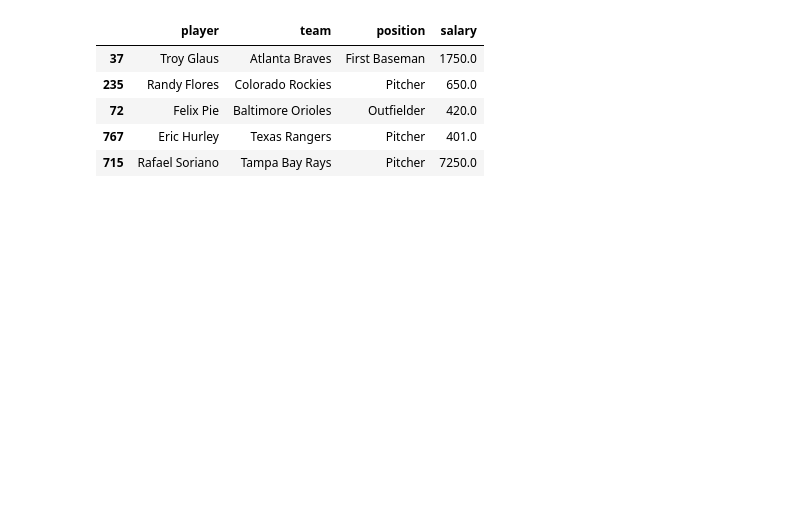
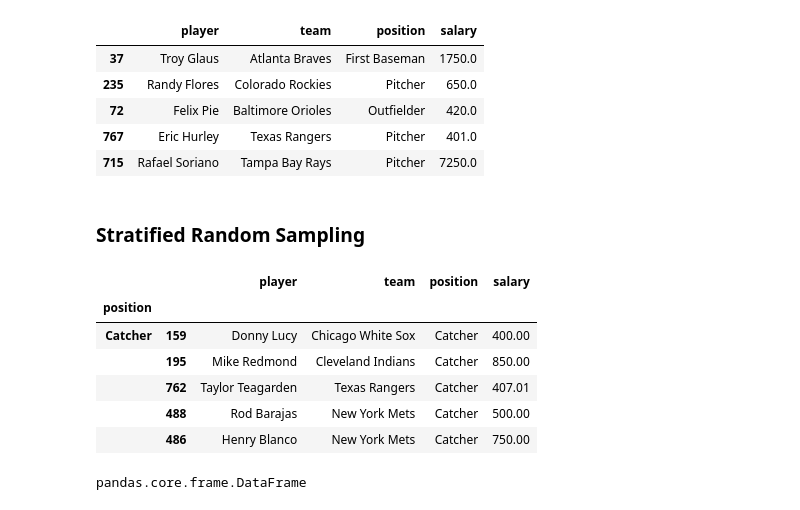
Before and after one commit to jesussantana/Sampling, a Jupyter notebook: notebooks/Sprint_6_Sampling.ipynb, the cells around one changed output. Cells and saved outputs as stored; diff of their text form; code cells hidden in the pictures; blank space fills up the shorter version.

```diff
--- a/notebooks/Sprint_6_Sampling.ipynb
+++ b/notebooks/Sprint_6_Sampling.ipynb
@@ -185,3 +187,20 @@ df_random_sample.head()
 | 72 | Felix Pie | Baltimore Orioles | Outfielder | 420.0 |
 | 767 | Eric Hurley | Texas Rangers | Pitcher | 401.0 |
 | 715 | Rafael Soriano | Tampa Bay Rays | Pitcher | 7250.0 |
+# %% [markdown]
+### Stratified Random Sampling
+# %%
+df_Stratified = df.groupby('position', group_keys = True).apply(pd.DataFrame.sample, frac=.1)
+df_Stratified.head()
+# %% [output]
+|  |  | player | team | position | salary |
+| position |  |  |  |  |  |
+| Catcher | 159 | Donny Lucy | Chicago White Sox | Catcher | 400.00 |
+|  | 195 | Mike Redmond | Cleveland Indians | Catcher | 850.00 |
+|  | 762 | Taylor Teagarden | Texas Rangers | Catcher | 407.01 |
+|  | 488 | Rod Barajas | New York Mets | Catcher | 500.00 |
+|  | 486 | Henry Blanco | New York Mets | Catcher | 750.00 |
+# %%
+type(df_Stratified)
+# %% [output]
+pandas.core.frame.DataFrame
```
Also changed, not shown: parts of 15 cells of this notebook.
